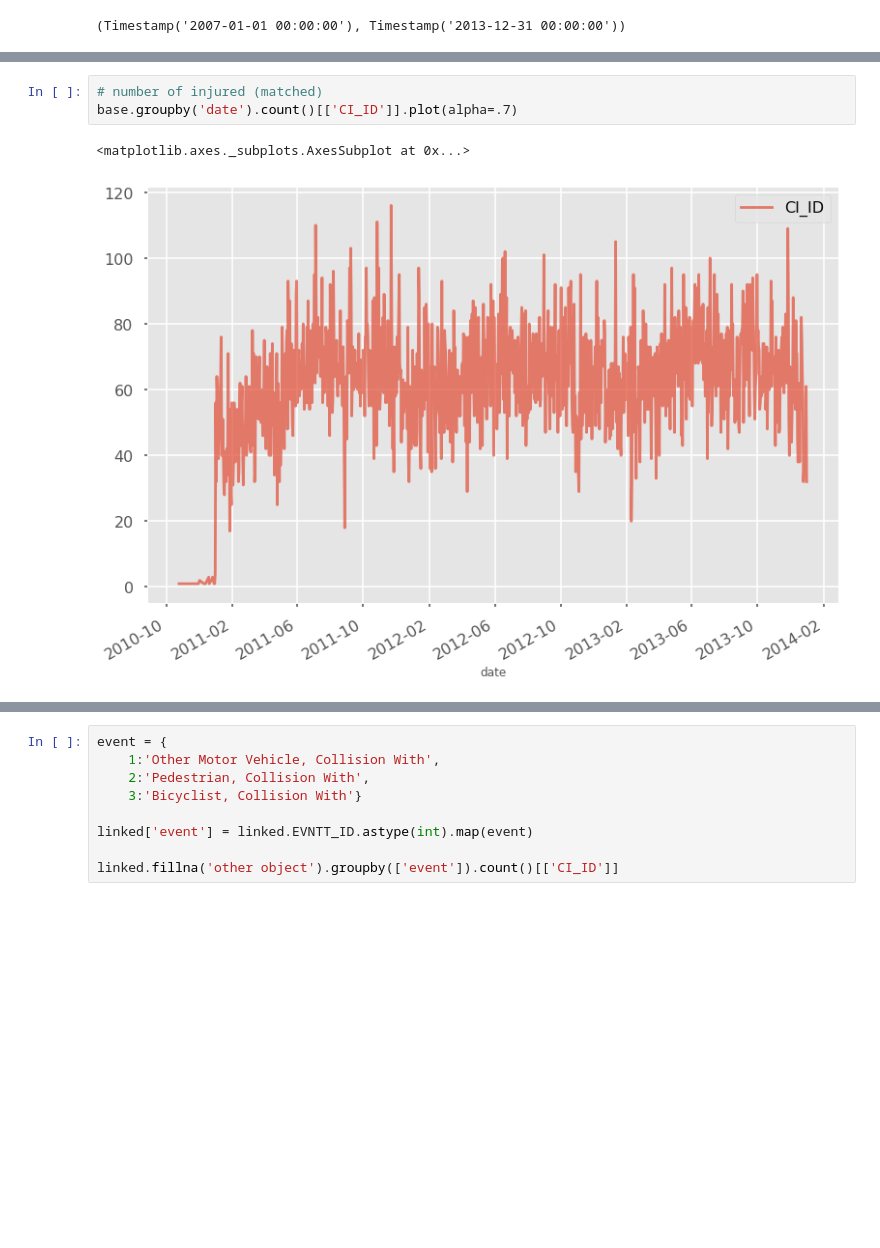
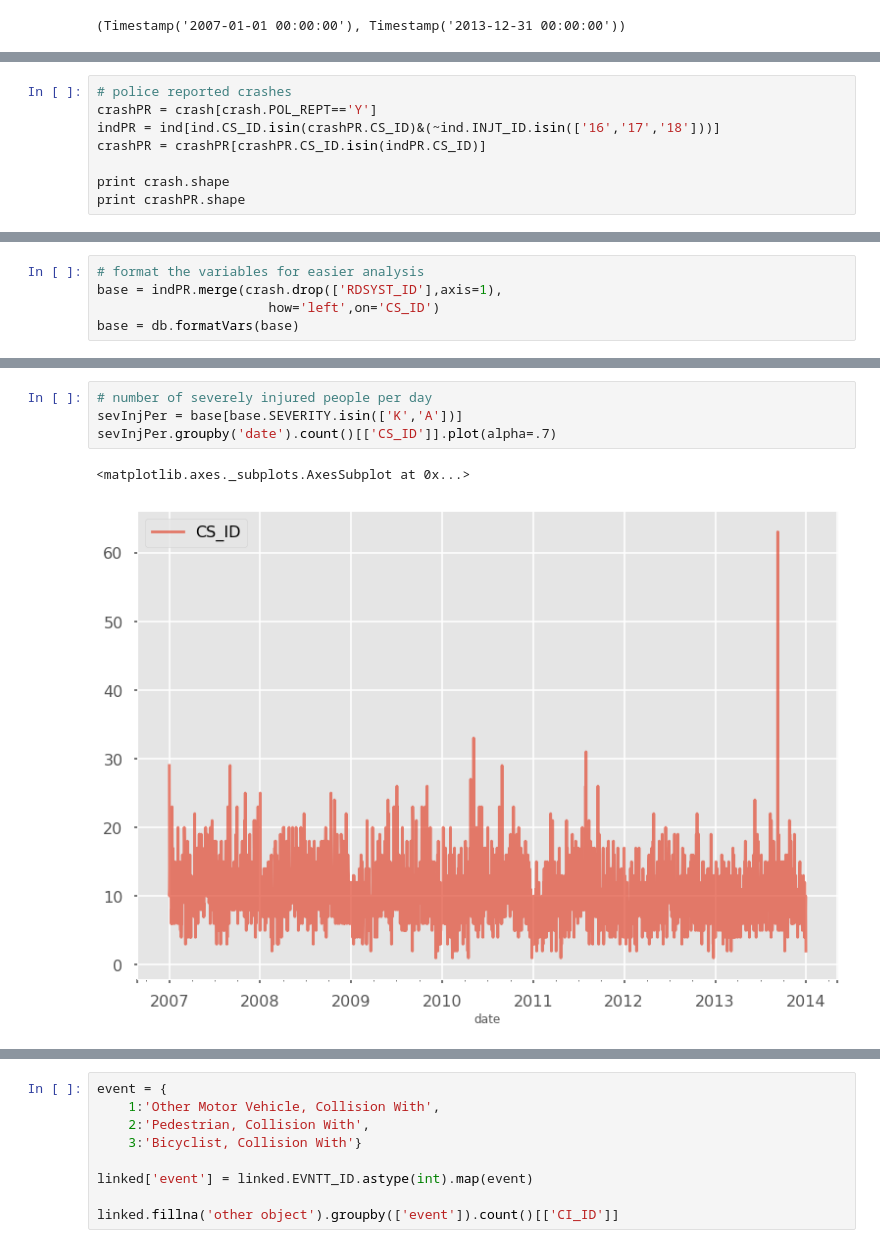
Before and after one commit to MODA-NYC/Project_SevereCrashes, a Jupyter notebook: MatchedExplore.ipynb, the cells around one changed output, grey strips where cells are left out. Drawn from its saved outputs; the diff is of its cells as text; blank space fills up the shorter version.

```diff
--- a/MatchedExplore.ipynb
+++ b/MatchedExplore.ipynb
@@ -100,0 +82,8 @@ base.date.min(),crash.date.max()
+# %%
+# police reported crashes
+crashPR = crash[crash.POL_REPT=='Y']
+indPR = ind[ind.CS_ID.isin(crashPR.CS_ID)&(~ind.INJT_ID.isin(['16','17','18']))]
+crashPR = crashPR[crashPR.CS_ID.isin(indPR.CS_ID)]
+
+print crash.shape
+print crashPR.shape
@@ -106,0 +105,5 @@ crash.groupby('date').count()[['CS_ID']].plot(alpha=.7)
+# %%
+# format the variables for easier analysis
+base = indPR.merge(crash.drop(['RDSYST_ID'],axis=1),
+                      how='left',on='CS_ID')
+base = db.formatVars(base)
@@ -107,6 +124,7 @@ crash.groupby('date').count()[['CS_ID']].plot(alpha=.7)
 # %%
-# number of injured (matched)
-base.groupby('date').count()[['CI_ID']].plot(alpha=.7)
+# number of severely injured people per day
+sevInjPer = base[base.SEVERITY.isin(['K','A'])]
+sevInjPer.groupby('date').count()[['CS_ID']].plot(alpha=.7)
 # %% [output]
 <matplotlib.axes._subplots.AxesSubplot at 0x...>
-[figure, old version]
+[figure, new version]
```
Also changed, not shown: parts of 42 cells of this notebook, 2 other files.
